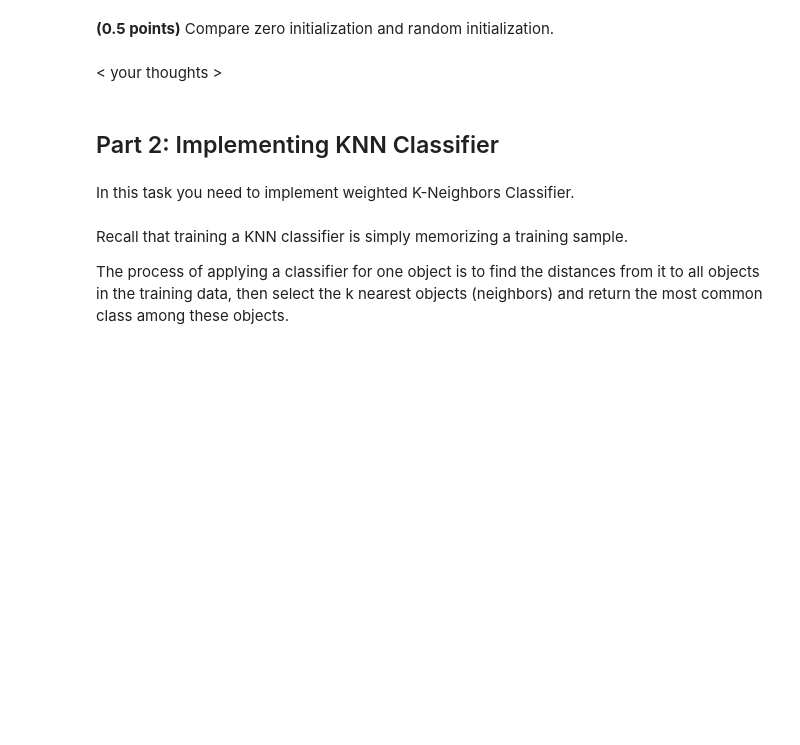
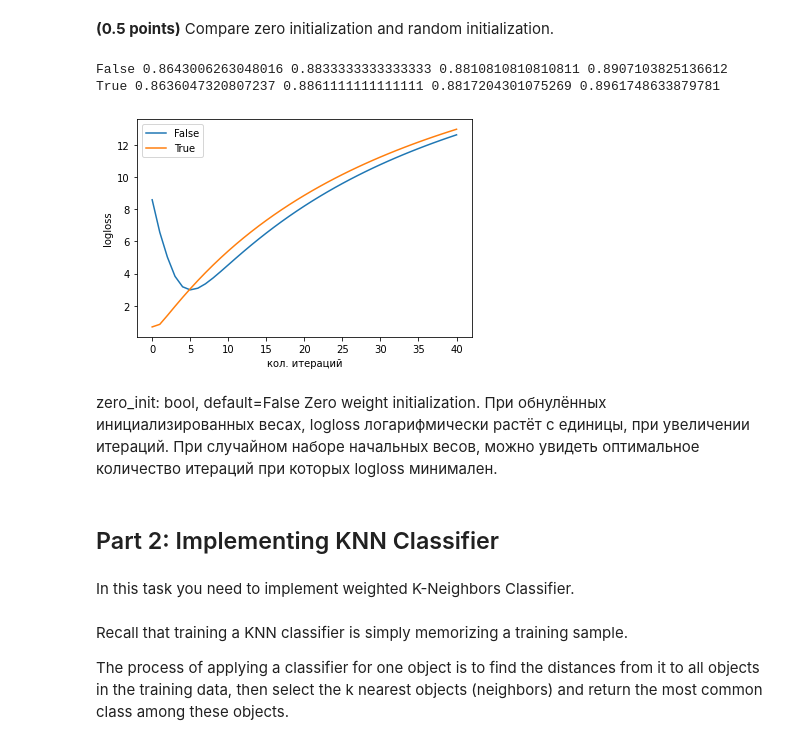
Before and after one commit to githubjeka/ml-intro, a Jupyter notebook: hw_classification.ipynb, the cells around one changed output. Drawn from its saved outputs; the diff is of its cells as text; code cells hidden in the pictures; blank space fills up the shorter version.

```diff
--- a/hw_classification.ipynb
+++ b/hw_classification.ipynb
@@ -200,5 +285,25 @@ assert min(train_acc, test_acc) > 0.9
-# %% [markdown]
-< your thoughts >
+# %%
+zero_variants = [False, True]
+for zero_init_value in zero_variants:
+    model = CustomLogisticRegression(zero_init=zero_init_value, max_iter=40)
+    model.fit(X_train, y_train)
+    acc_train = metrics.accuracy_score(y_pred=model.predict(X_train), y_true=y_train)
+    acc_test = metrics.accuracy_score(y_pred=model.predict(X_test), y_true=y_test)
+    precision_test = metrics.precision_score(y_pred=model.predict(X_test), y_true=y_test)
+    recall_test = metrics.recall_score(y_pred=model.predict(X_test), y_true=y_test)
+    print(zero_init_value, acc_train, acc_test, precision_test, recall_test)
+
+    sns.lineplot(data=model.loss_history)
+    plt.legend(zero_variants)
+    plt.xlabel('кол. итераций')
+    plt.ylabel('logloss')
+# %% [output]
+False 0.8643006263048016 0.8833333333333333 0.8810810810810811 0.8907103825136612
+True 0.8636047320807237 0.8861111111111111 0.8817204301075269 0.8961748633879781
+[figure, added]
+# %% [markdown]
+zero_init: bool, default=False Zero weight initialization.
+При обнулённых инициализированных весах, logloss логарифмически растёт с единицы, при увеличении итераций. При случайном наборе начальных весов, можно увидеть оптимальное количество итераций при которых logloss минимален.
 # %% [markdown]
 ## Part 2: Implementing KNN Classifier
 # %% [markdown]
```
Also changed, not shown: parts of 22 cells of this notebook.
